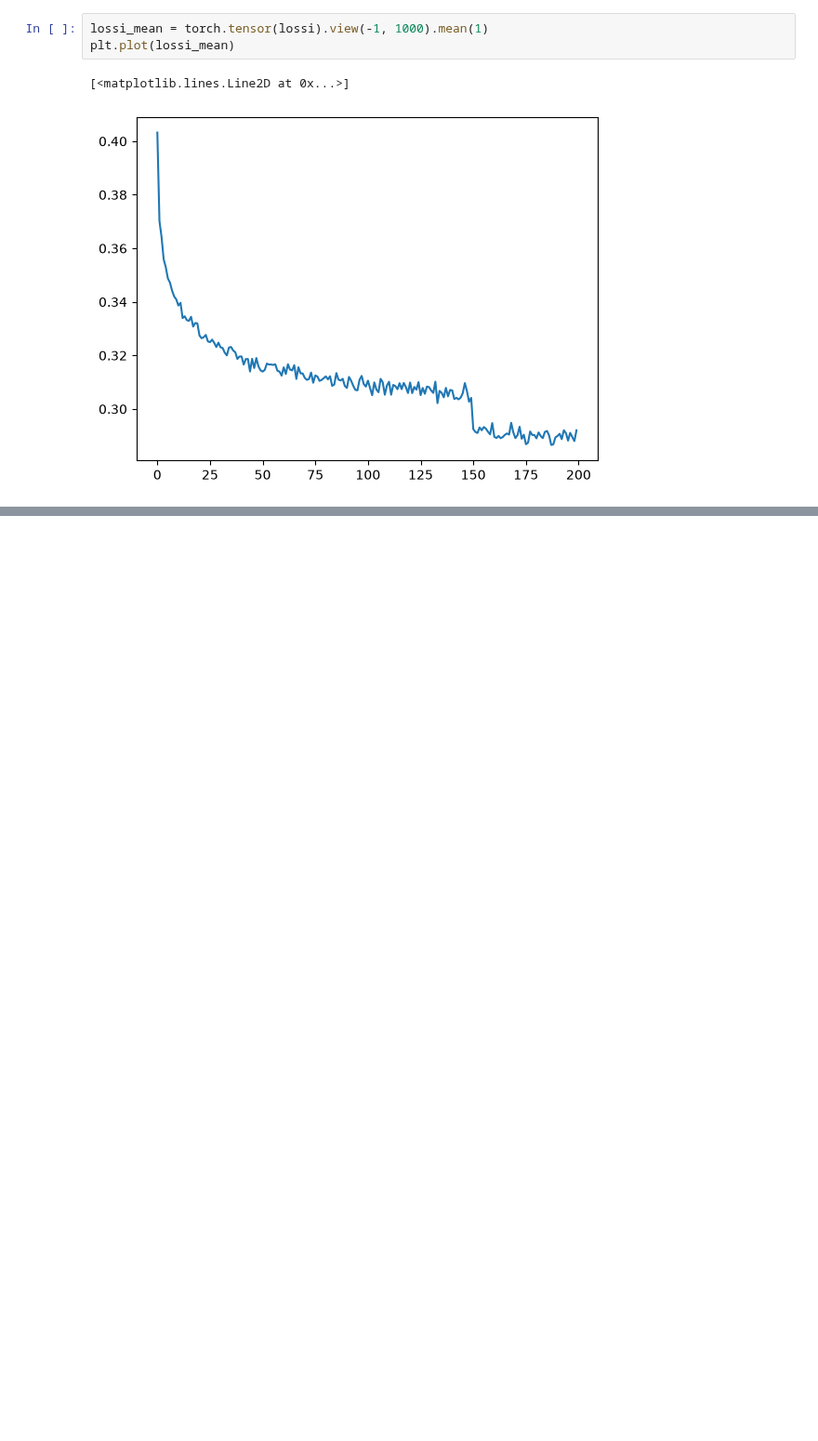
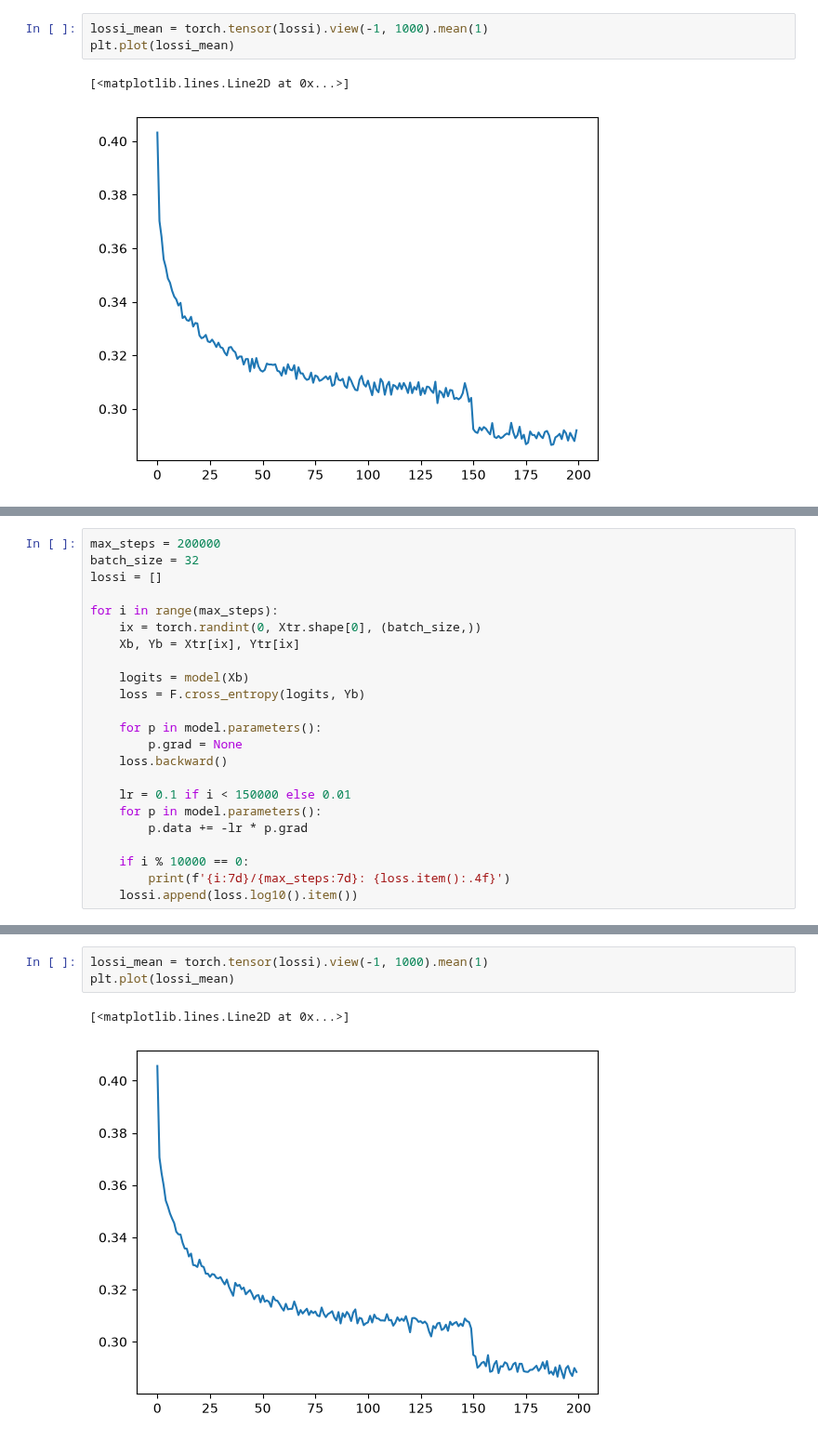
Before and after one commit to dorukozgen/yz50, a Jupyter notebook: hafta-6/wavenet.ipynb, the cells around one changed output, grey strips where cells are left out. Shown at 93% size. Drawn from its saved outputs; the diff is of its cells as text; blank space fills up the shorter version.

```diff
--- a/hafta-6/wavenet.ipynb
+++ b/hafta-6/wavenet.ipynb
@@ -230,0 +370,23 @@ plt.plot(lossi_mean)
+# %%
+max_steps = 200000
+batch_size = 32
+lossi = []
+
+for i in range(max_steps):
+    ix = torch.randint(0, Xtr.shape[0], (batch_size,))
+    Xb, Yb = Xtr[ix], Ytr[ix]
+
+    logits = model(Xb)
+    loss = F.cross_entropy(logits, Yb)
+
+    for p in model.parameters():
+        p.grad = None
+    loss.backward()
+
+    lr = 0.1 if i < 150000 else 0.01
+    for p in model.parameters():
+        p.data += -lr * p.grad
+
+    if i % 10000 == 0:
+        print(f'{i:7d}/{max_steps:7d}: {loss.item():.4f}')
+    lossi.append(loss.log10().item())
@@ -230,0 +414,6 @@ plt.plot(lossi_mean)
+# %%
+lossi_mean = torch.tensor(lossi).view(-1, 1000).mean(1)
+plt.plot(lossi_mean)
+# %% [output]
+[<matplotlib.lines.Line2D at 0x...>]
+[figure, added]
```
Also changed, not shown: parts of 15 cells of this notebook.
